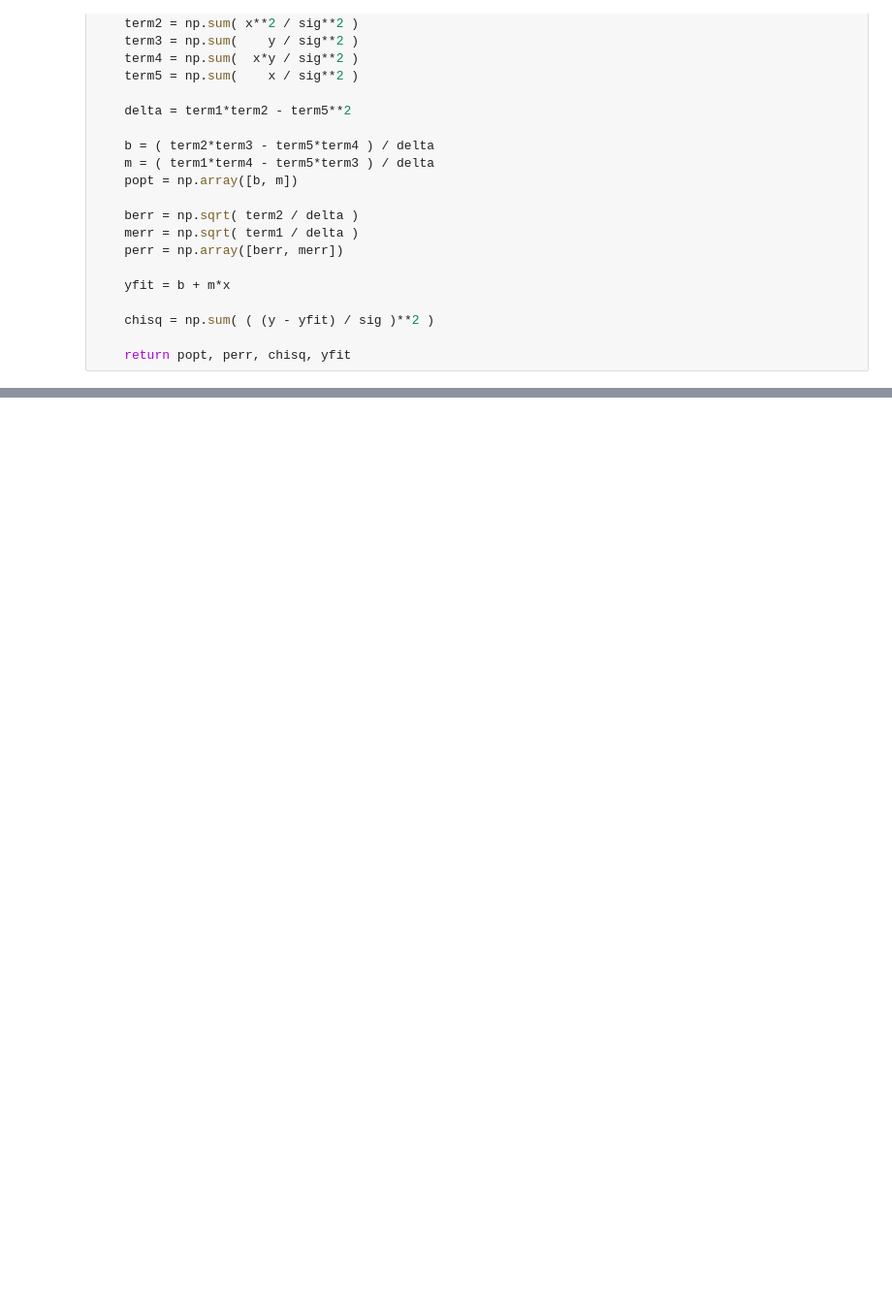
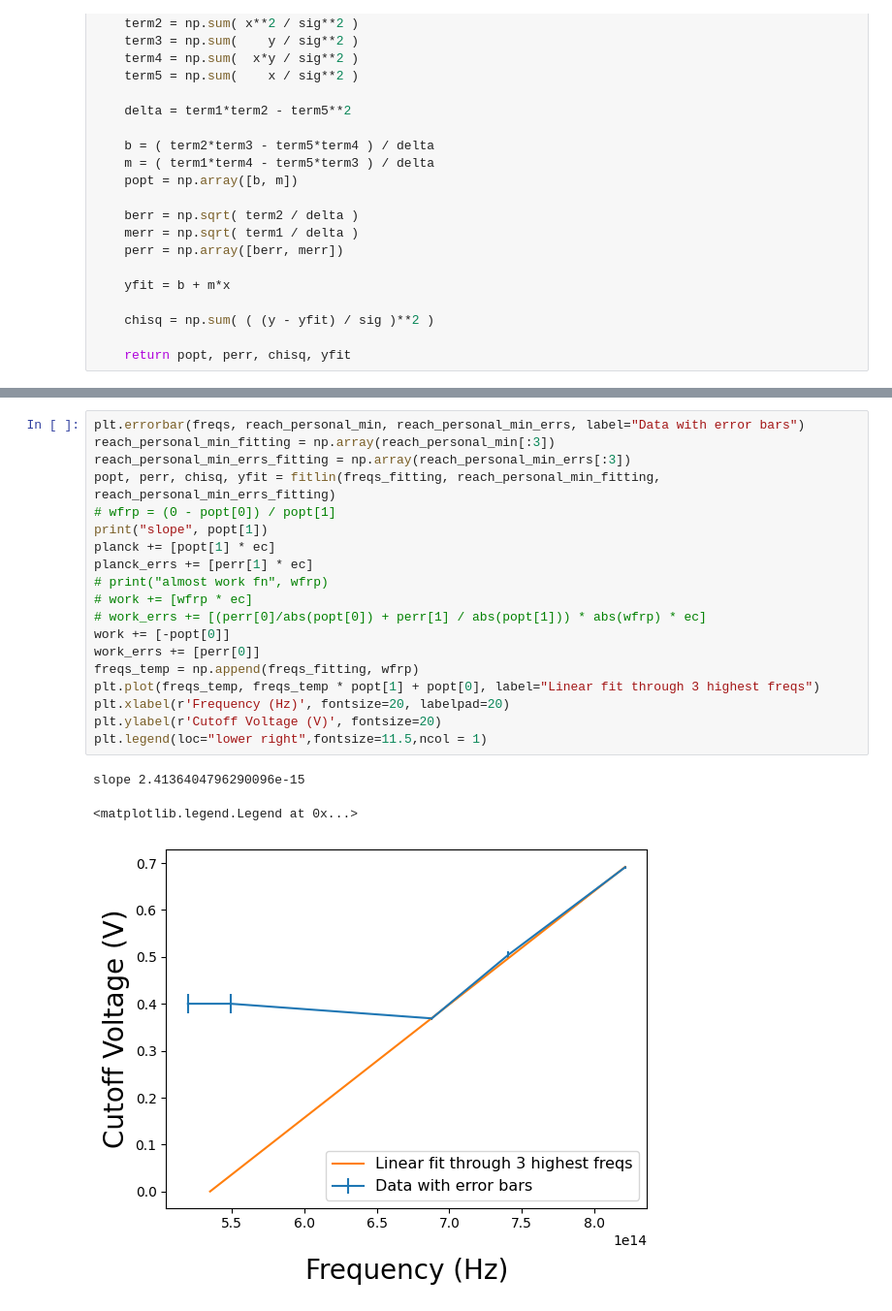
Before and after one commit to Snowton/jlab, a Jupyter notebook: photoelectric/analysis.ipynb, the cells around one changed output, grey strips where cells are left out. Shown at 97% size. Cells and saved outputs as stored; diff of their text form; blank space fills up the shorter version.

```diff
--- a/photoelectric/analysis.ipynb
+++ b/photoelectric/analysis.ipynb
@@ -248,0 +305,23 @@ print(reach_personal_min)
+# %%
+plt.errorbar(freqs, reach_personal_min, reach_personal_min_errs, label="Data with error bars")
+reach_personal_min_fitting = np.array(reach_personal_min[:3])
+reach_personal_min_errs_fitting = np.array(reach_personal_min_errs[:3])
+popt, perr, chisq, yfit = fitlin(freqs_fitting, reach_personal_min_fitting, reach_personal_min_errs_fitting)
+# wfrp = (0 - popt[0]) / popt[1]
+print("slope", popt[1])
+planck += [popt[1] * ec]
+planck_errs += [perr[1] * ec]
+# print("almost work fn", wfrp)
+# work += [wfrp * ec]
+# work_errs += [(perr[0]/abs(popt[0]) + perr[1] / abs(popt[1])) * abs(wfrp) * ec]
+work += [-popt[0]]
+work_errs += [perr[0]]
+freqs_temp = np.append(freqs_fitting, wfrp)
+plt.plot(freqs_temp, freqs_temp * popt[1] + popt[0], label="Linear fit through 3 highest freqs")
+plt.xlabel(r'Frequency (Hz)', fontsize=20, labelpad=20)
+plt.ylabel(r'Cutoff Voltage (V)', fontsize=20)
+plt.legend(loc="lower right",fontsize=11.5,ncol = 1)
+# %% [output]
+slope 2.4136404796290096e-15
+<matplotlib.legend.Legend at 0x...>
+[figure, added]
```
Also changed, not shown: parts of 18 cells of this notebook, 9 other files.
